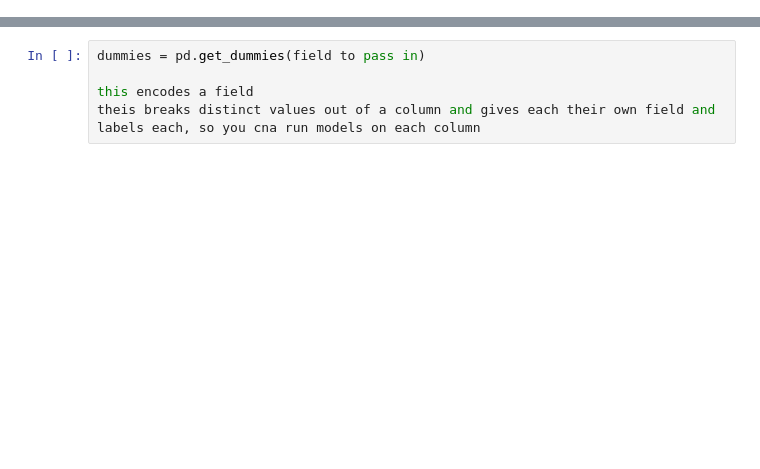
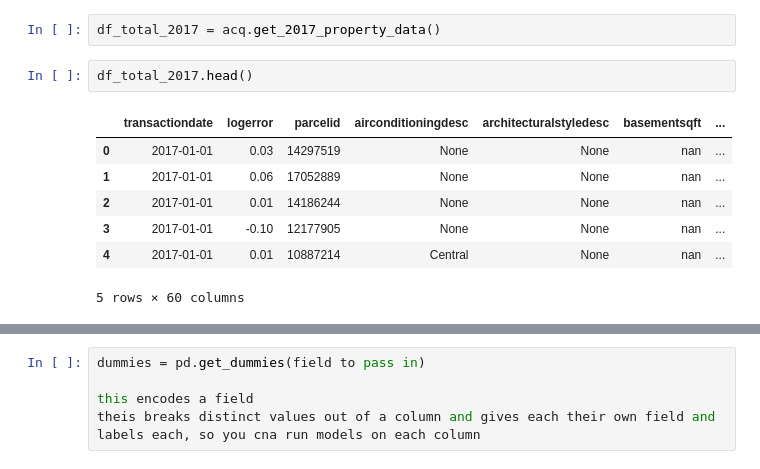
Before and after one commit to HackneyChad/clustering, a Jupyter notebook: clustering_exercises.ipynb, the cells around one changed output, grey strips where cells are left out. Cells and saved outputs as stored; diff of their text form; blank space fills up the shorter version.

```diff
--- a/clustering_exercises.ipynb
+++ b/clustering_exercises.ipynb
@@ -33 +36,13 @@ df_total.head()
+# %%
+df_total_2017 = acq.get_2017_property_data()
+# %%
+df_total_2017.head()
+# %% [output]
+|  | transactiondate | logerror | parcelid | airconditioningdesc | architecturalstyledesc | basementsqft | ... |
+| 0 | 2017-01-01 | 0.03 | 14297519 | None | None | nan | ... |
+| 1 | 2017-01-01 | 0.06 | 17052889 | None | None | nan | ... |
+| 2 | 2017-01-01 | 0.01 | 14186244 | None | None | nan | ... |
+| 3 | 2017-01-01 | -0.10 | 12177905 | None | None | nan | ... |
+| 4 | 2017-01-01 | 0.01 | 10887214 | Central | None | nan | ... |
+5 rows × 60 columns
 # %%
```
Also changed, not shown: parts of 38 cells of this notebook, 4 other files.
